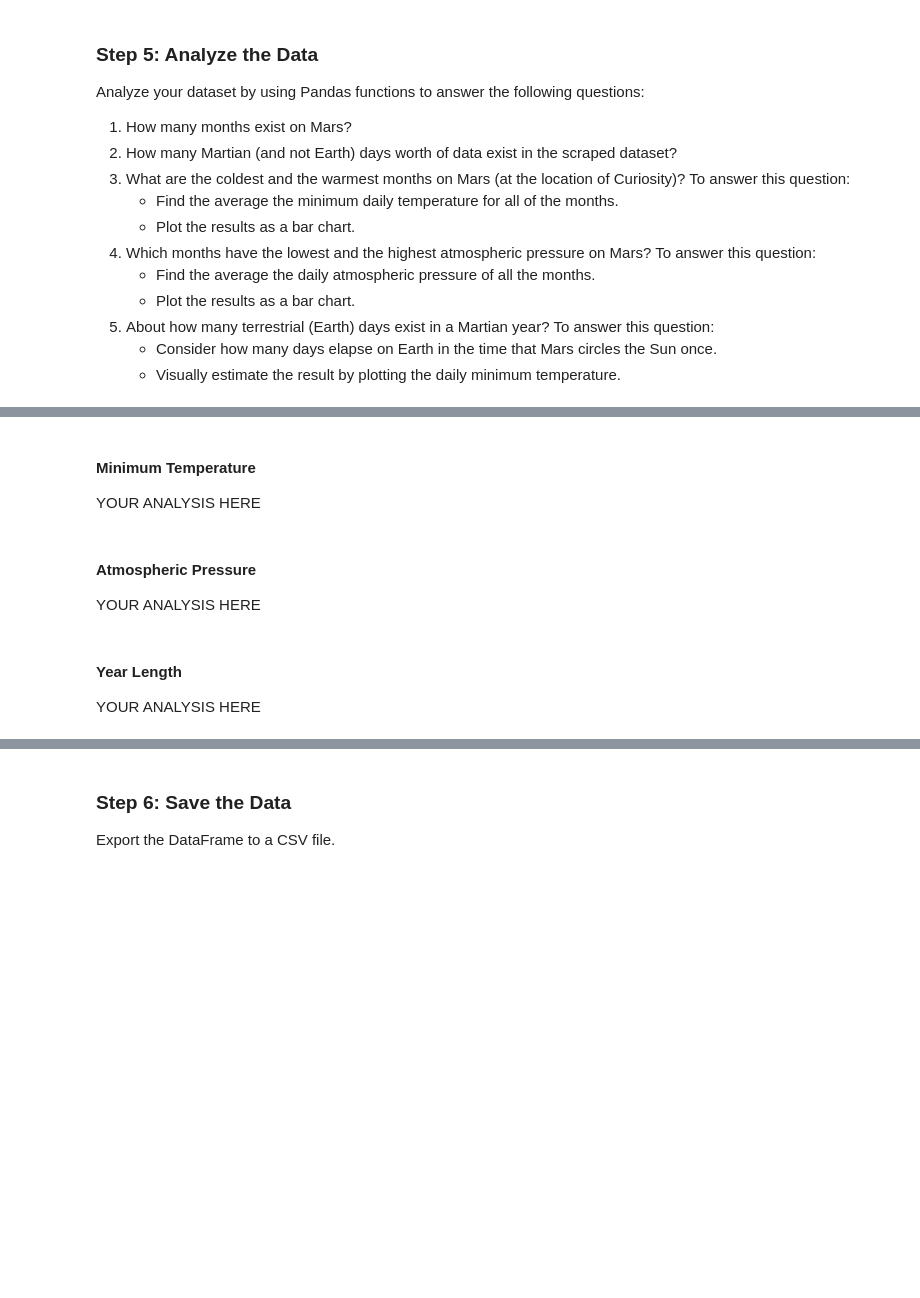
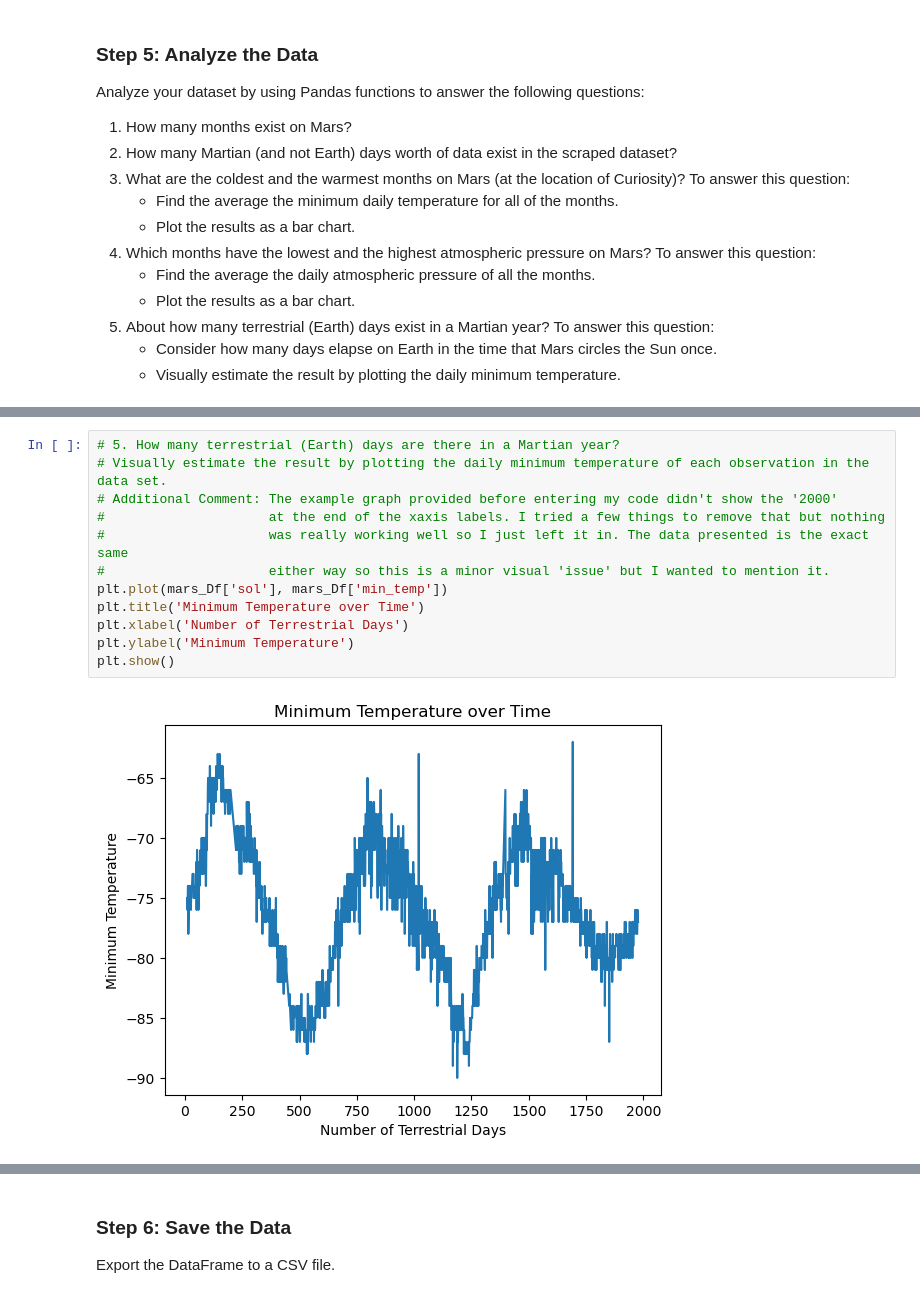
Before and after one commit to cartysw/data-collection-challenge, a Jupyter notebook: part_2_mars_weather.ipynb, the cells around one changed output, grey strips where cells are left out. Saved outputs shown, nothing was run; the diff lists cells and outputs as text; blank space fills up the shorter version.

```diff
--- a/part_2_mars_weather.ipynb
+++ b/part_2_mars_weather.ipynb
@@ -196,12 +217,14 @@ Name: pressure, dtype: float64
-# %% [markdown]
-#### Minimum Temperature
-
-YOUR ANALYSIS HERE
-# %% [markdown]
-#### Atmospheric Pressure
-
-YOUR ANALYSIS HERE
-# %% [markdown]
-#### Year Length
-
-YOUR ANALYSIS HERE
+# %%
+# 5. How many terrestrial (Earth) days are there in a Martian year?
+# Visually estimate the result by plotting the daily minimum temperature of each observation in the data set.
+# Additional Comment: The example graph provided before entering my code didn't show the '2000'
+#                     at the end of the xaxis labels. I tried a few things to remove that but nothing
+#                     was really working well so I just left it in. The data presented is the exact same
+#                     either way so this is a minor visual 'issue' but I wanted to mention it.
+plt.plot(mars_Df['sol'], mars_Df['min_temp'])
+plt.title('Minimum Temperature over Time')
+plt.xlabel('Number of Terrestrial Days')
+plt.ylabel('Minimum Temperature')
+plt.show()
+# %% [output]
+[figure, added]
```
Also changed, not shown: parts of 13 cells of this notebook, 1 other file.
